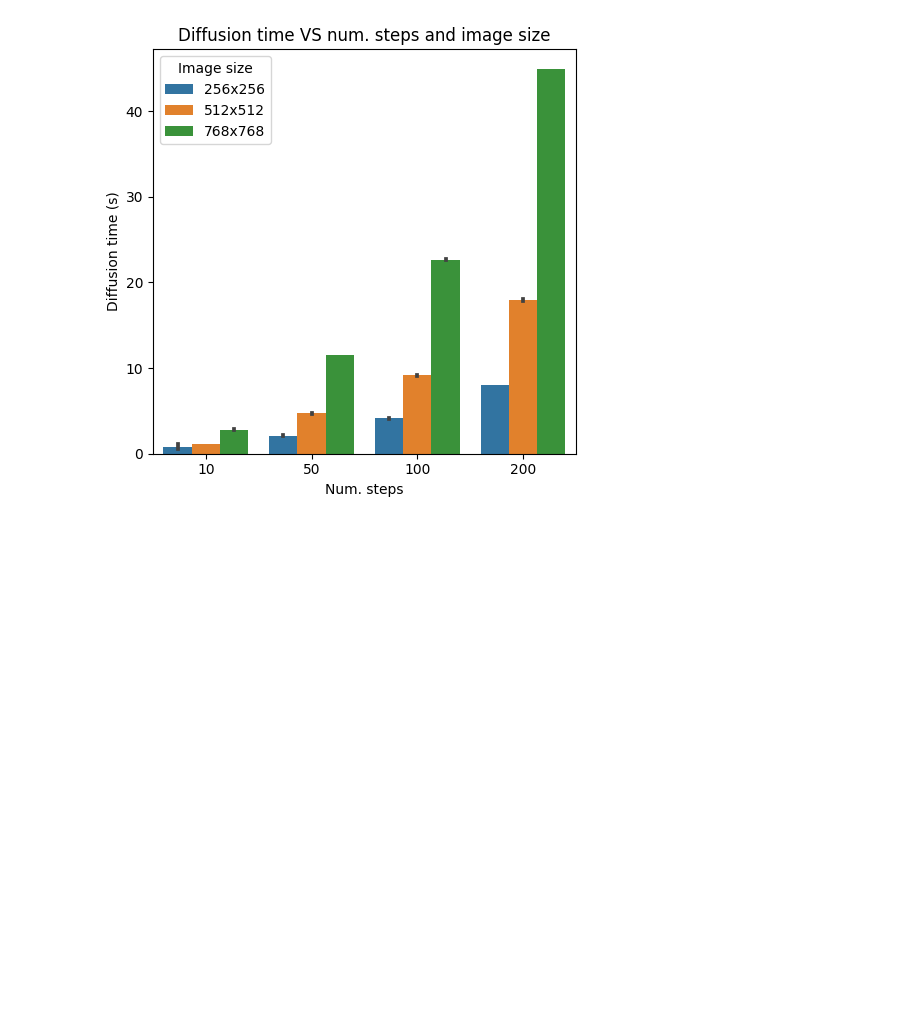
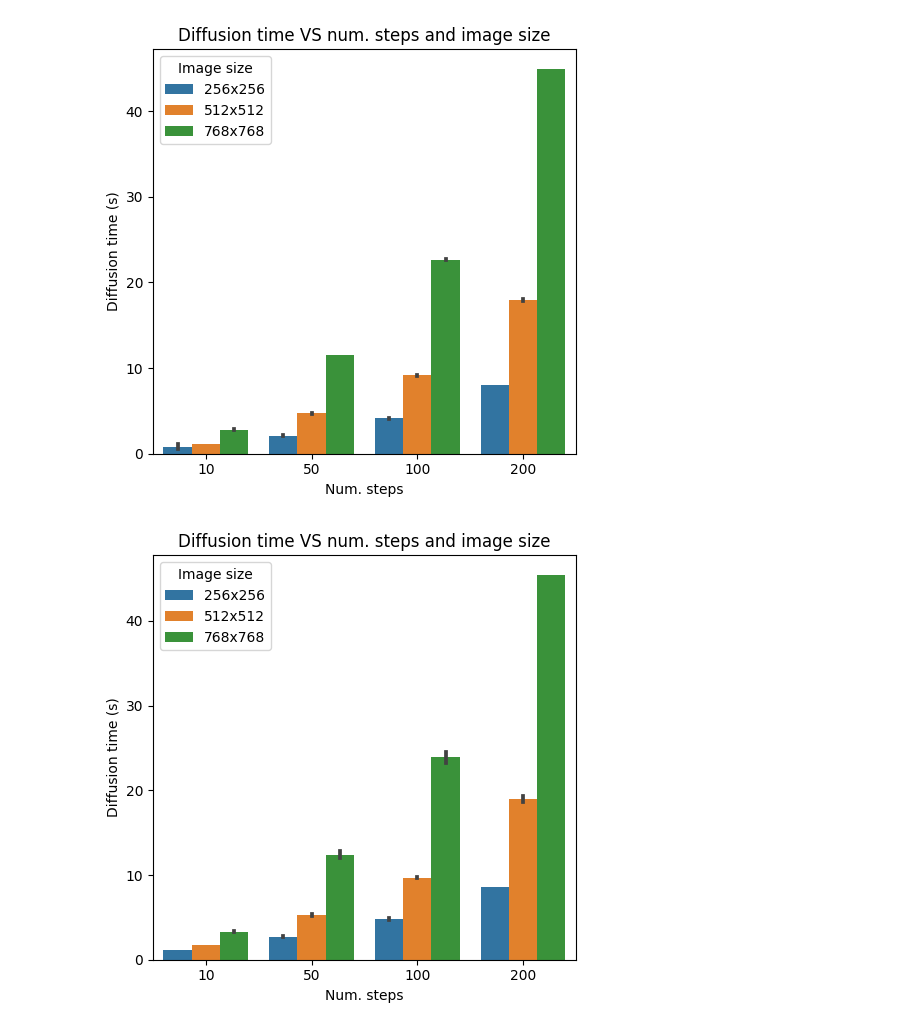
Before and after one commit to maslychm/diffusion, a Jupyter notebook: plots.ipynb, the cells around one changed output. Saved outputs shown, nothing was run; the diff lists cells and outputs as text; code cells hidden in the pictures; blank space fills up the shorter version.

```diff
--- a/plots.ipynb
+++ b/plots.ipynb
@@ -39,0 +40,23 @@ df.to_csv("results/gpu_memory_usage.csv", index=False)
+# %%
+# collect existing results
+import pandas as pd
+import os
+
+dfs = []
+for file in os.listdir("./results/"):
+    if file.endswith(".csv"):
+        df = pd.read_csv(f"./results/{file}")
+        dfs.append(df)
+
+df = pd.concat(dfs)
+df["Image size"] = df["size"].astype(str) + "x" + df["size"].astype(str)
+# %%
+fig, ax = plt.subplots(1, 1, figsize=(5, 5))
+sns.barplot(data=df, x="steps", y="total_time", hue="Image size", ax=ax)
+ax.set_title("Diffusion time VS num. steps and image size")
+ax.set_xlabel("Num. steps")
+ax.set_ylabel("Diffusion time (s)")
+fig.tight_layout()
+fig.savefig("results/diffusion_time_vs_steps_and_size.png", dpi=300)
+# %% [output]
+[figure, added]
```
Also changed, not shown: parts of 3 cells of this notebook, 1 other file.
